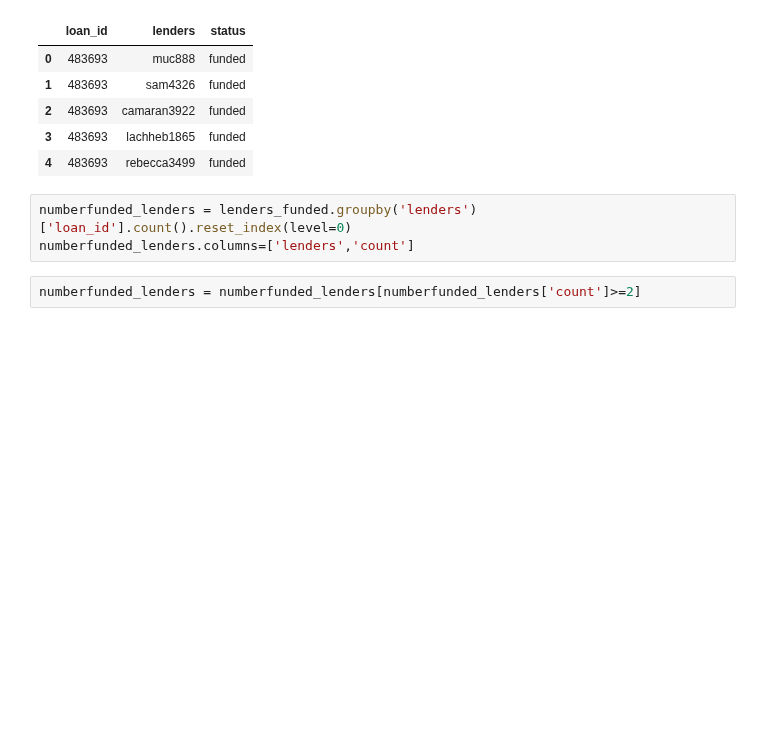
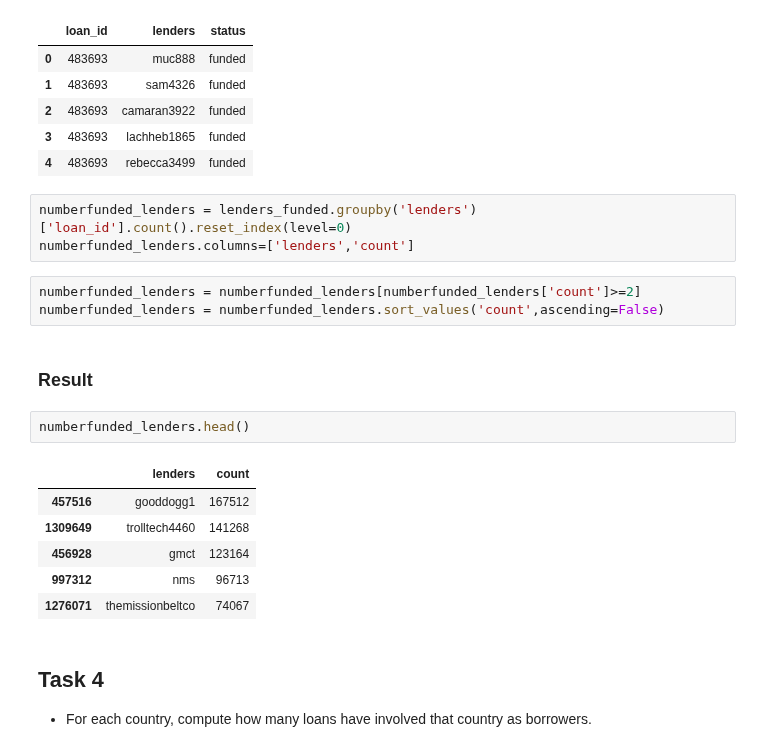
Before and after one commit to gaveter/Project_cs, a Jupyter notebook: Project.ipynb, the cells around one changed output. Saved outputs shown, nothing was run; the diff lists cells and outputs as text; blank space fills up the shorter version.

Commit message:
4 and 5 tasks completed

```diff
--- a/Project.ipynb
+++ b/Project.ipynb
@@ -221,3 +197,18 @@ numberfunded_lenders = lenders_funded.groupby('lenders')['loan_id'].count().rese
 numberfunded_lenders.columns=['lenders','count']
 # %%
 numberfunded_lenders = numberfunded_lenders[numberfunded_lenders['count']>=2]
+numberfunded_lenders = numberfunded_lenders.sort_values('count',ascending=False)
+# %% [markdown]
+### Result
+# %%
+numberfunded_lenders.head()
+# %% [output]
+|  | lenders | count |
+| 457516 | gooddogg1 | 167512 |
+| 1309649 | trolltech4460 | 141268 |
+| 456928 | gmct | 123164 |
+| 997312 | nms | 96713 |
+| 1276071 | themissionbeltco | 74067 |
+# %% [markdown]
+## Task 4
+- For each country, compute how many loans have involved that country as borrowers.
```
Also changed, not shown: parts of 19 cells of this notebook.
